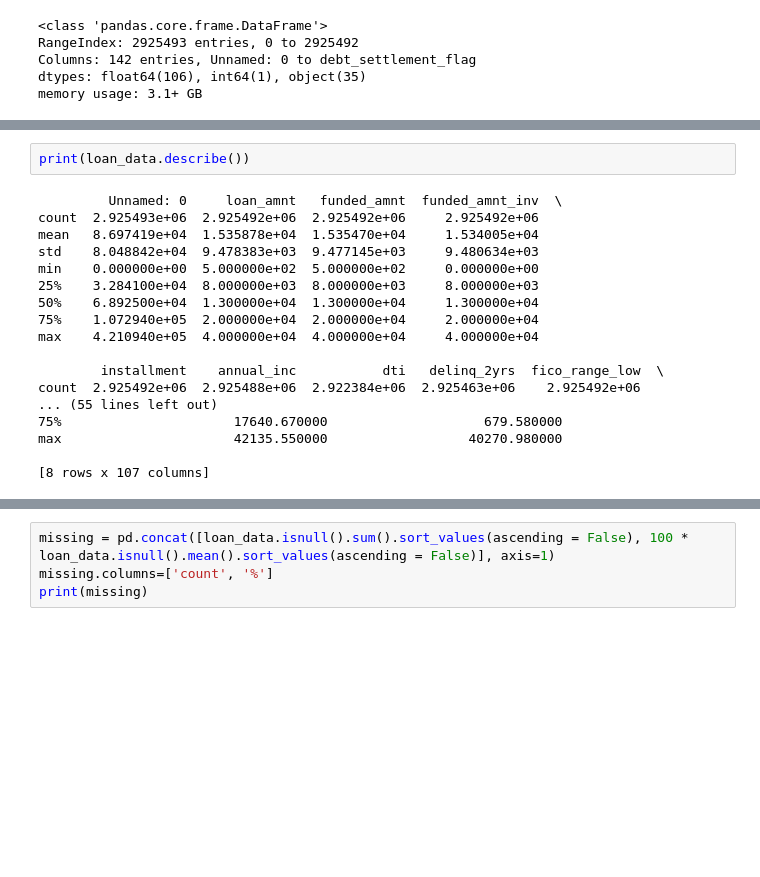
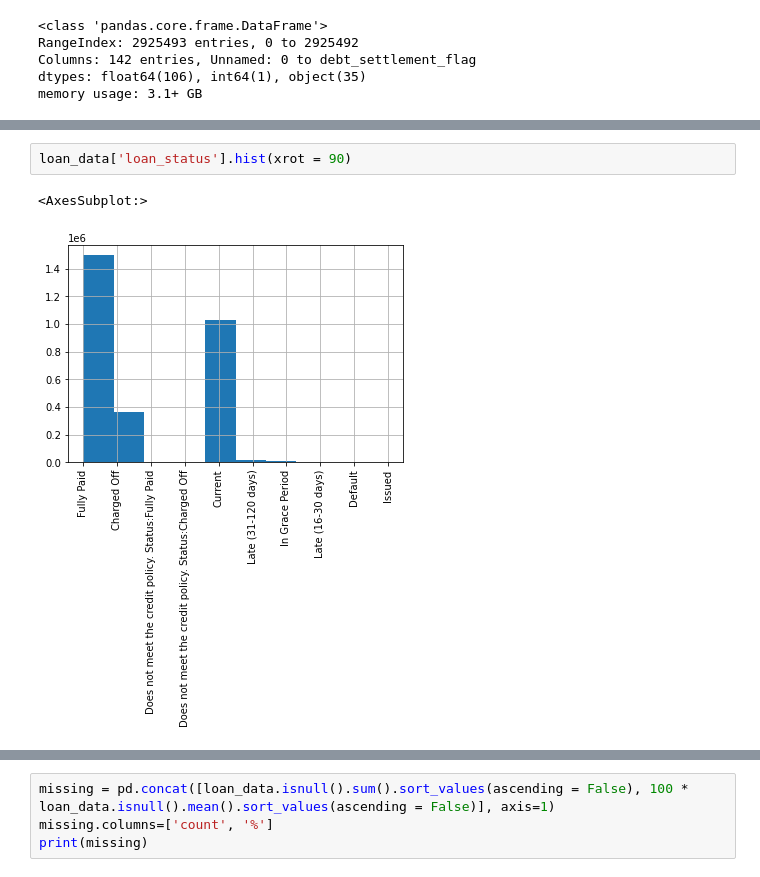
Before and after one commit to CompleteAlgoTrader/Springboard, a Jupyter notebook: notebooks/02 Data Wrangling - Lending Club Loan Default Rate.ipynb, the cells around one changed output, grey strips where cells are left out. Saved outputs shown, nothing was run; the diff lists cells and outputs as text; blank space fills up the shorter version.

```diff
--- a/notebooks/02 Data Wrangling - Lending Club Loan Default Rate.ipynb
+++ b/notebooks/02 Data Wrangling - Lending Club Loan Default Rate.ipynb
@@ -44,20 +90,5 @@ print(loan_data.head(5))
 # %%
-print(loan_data.describe())
+loan_data['loan_status'].hist(xrot = 90)
 # %% [output]
-         Unnamed: 0     loan_amnt   funded_amnt  funded_amnt_inv  \
-count  2.925493e+06  2.925492e+06  2.925492e+06     2.925492e+06
-mean   8.697419e+04  1.535878e+04  1.535470e+04     1.534005e+04
-std    8.048842e+04  9.478383e+03  9.477145e+03     9.480634e+03
-min    0.000000e+00  5.000000e+02  5.000000e+02     0.000000e+00
-25%    3.284100e+04  8.000000e+03  8.000000e+03     8.000000e+03
-50%    6.892500e+04  1.300000e+04  1.300000e+04     1.300000e+04
-75%    1.072940e+05  2.000000e+04  2.000000e+04     2.000000e+04
-max    4.210940e+05  4.000000e+04  4.000000e+04     4.000000e+04
-
-        installment    annual_inc           dti   delinq_2yrs  fico_range_low  \
-count  2.925492e+06  2.925488e+06  2.922384e+06  2.925463e+06    2.925492e+06
-... (55 lines left out)
-75%                      17640.670000                    679.580000
-max                      42135.550000                  40270.980000
-
-[8 rows x 107 columns]
+<AxesSubplot:>
+[figure, added]
```
Also changed, not shown: parts of 58 cells of this notebook.
